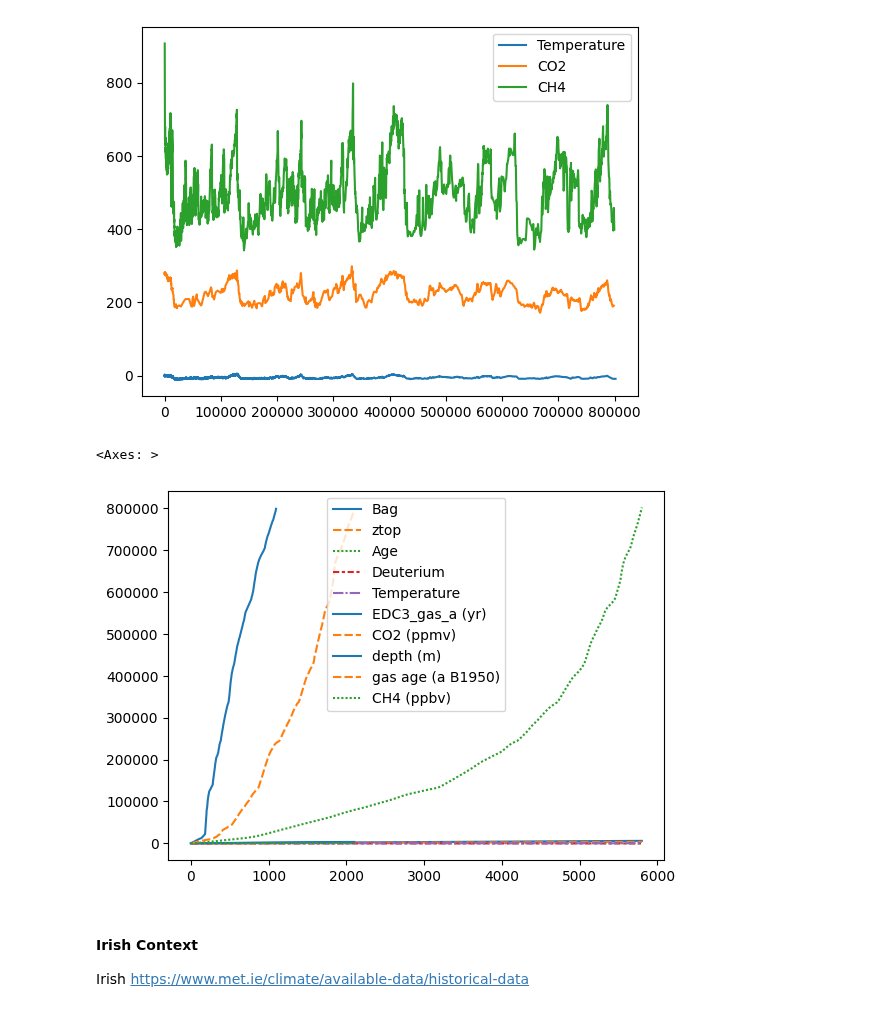
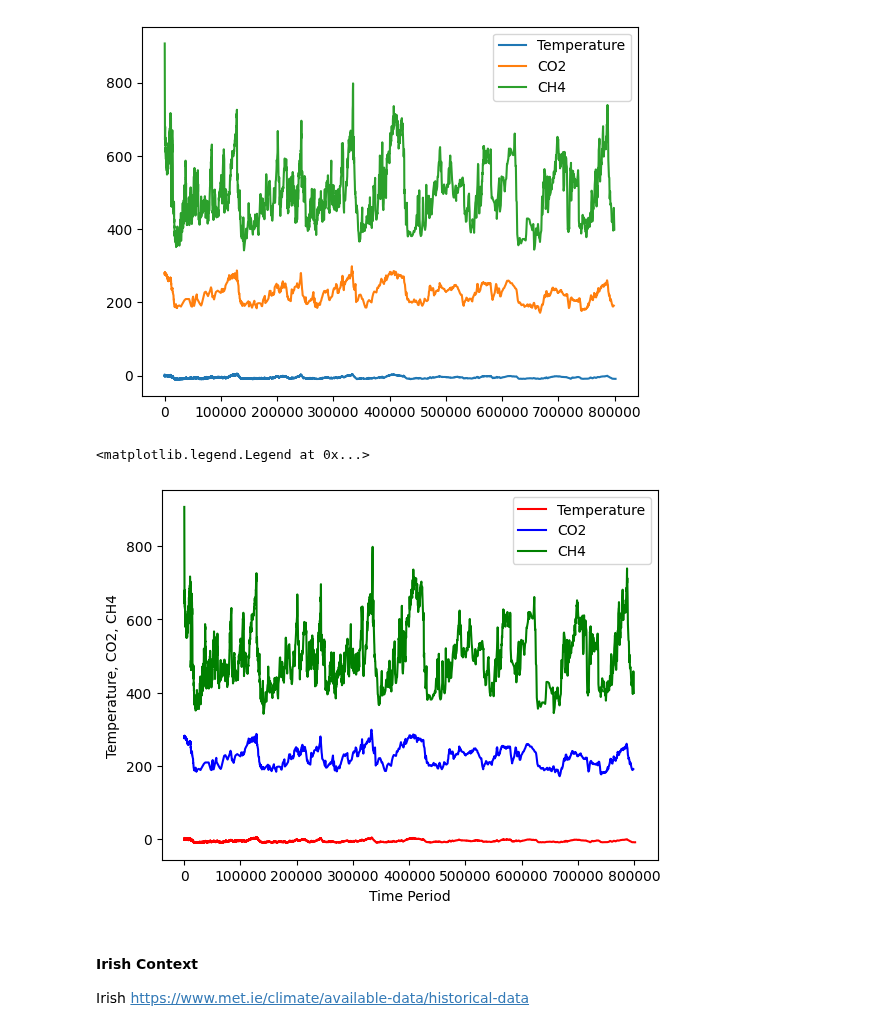
Before and after one commit to Tanjasta/PFDA_Assignment2, a Jupyter notebook: PFDA_Assignment2.ipynb, the cells around one changed output. Drawn from its saved outputs; the diff is of its cells as text; code cells hidden in the pictures.

Commit message:
Plot added for 3 fused csv files

```diff
--- a/PFDA_Assignment2.ipynb
+++ b/PFDA_Assignment2.ipynb
@@ -531,18 +531,22 @@ plt.show()
 # %%
 import pandas as pd
 import seaborn as sns
 import matplotlib.pyplot as plt
 
-data1 = pd.read_csv("NOAA_EPICA Dome C Ice Core 800KYr Deuterium Data and Temperature Estimates.csv")
-data2 = pd.read_csv("41586_2008_BFnature06949_MOESM31_ESM.csv")
-data3 = pd.read_csv("EDC_methane_Loulergue et al_2008.csv")
+data1 = pd.read_csv("Fused_Temperature.csv")
+data2 = pd.read_csv("Fused_CO2.csv")
+data3 = pd.read_csv("Fused_CH4.csv")
 
-sns.lineplot(data=data1, color="red")
-sns.lineplot(data=data2)
-sns.lineplot(data=data3)
+sns.lineplot(x="Age", y="Temperature", data=data1, color="red", label='Temperature')
+sns.lineplot(x="EDC3_gas_a (yr)", y="CO2 (ppmv)", data=data2, color="blue", label='CO2')
+sns.lineplot(x="gas age (a B1950)", y="CH4 (ppbv)", data=data3, color="green", label='CH4')
+
+plt.xlabel("Time Period")
+plt.ylabel("Temperature, CO2, CH4")
+plt.legend()
 # %% [output]
-<Axes: >
+<matplotlib.legend.Legend at 0x...>
-[figure, old version]
+[figure, new version]
 # %% [markdown]
 #### Irish Context
 
```
